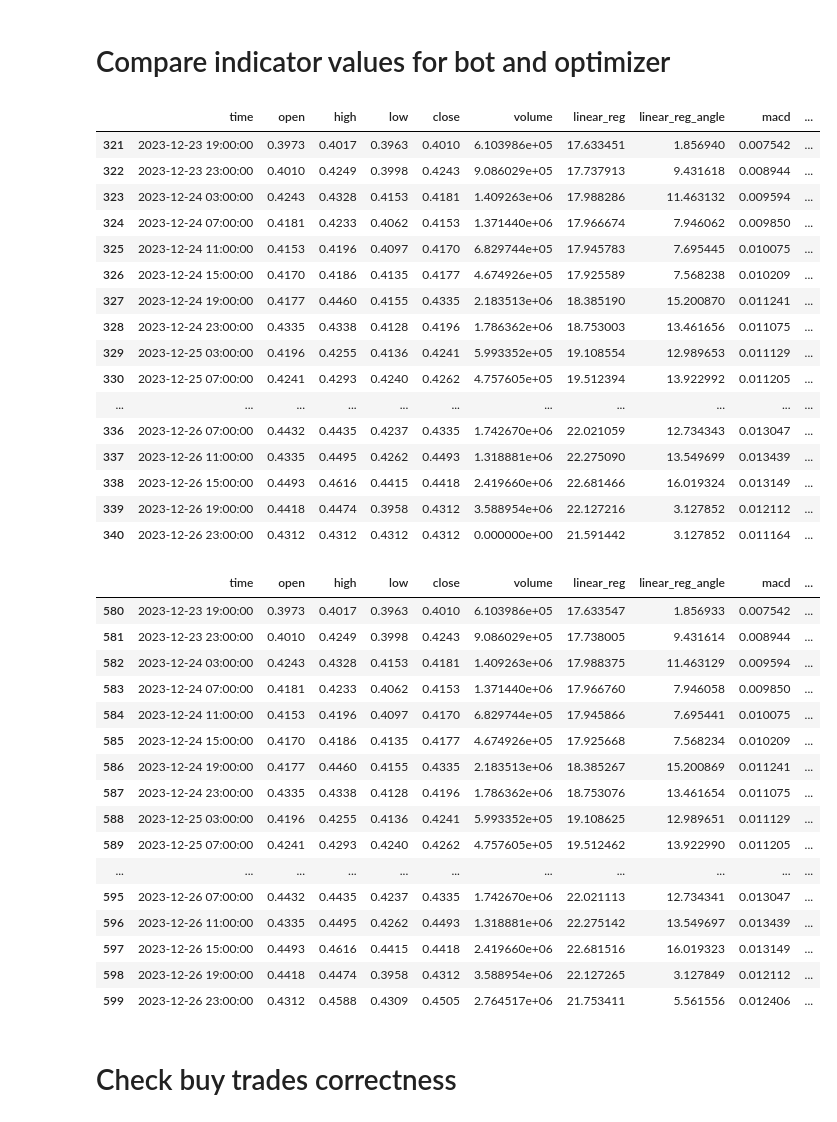
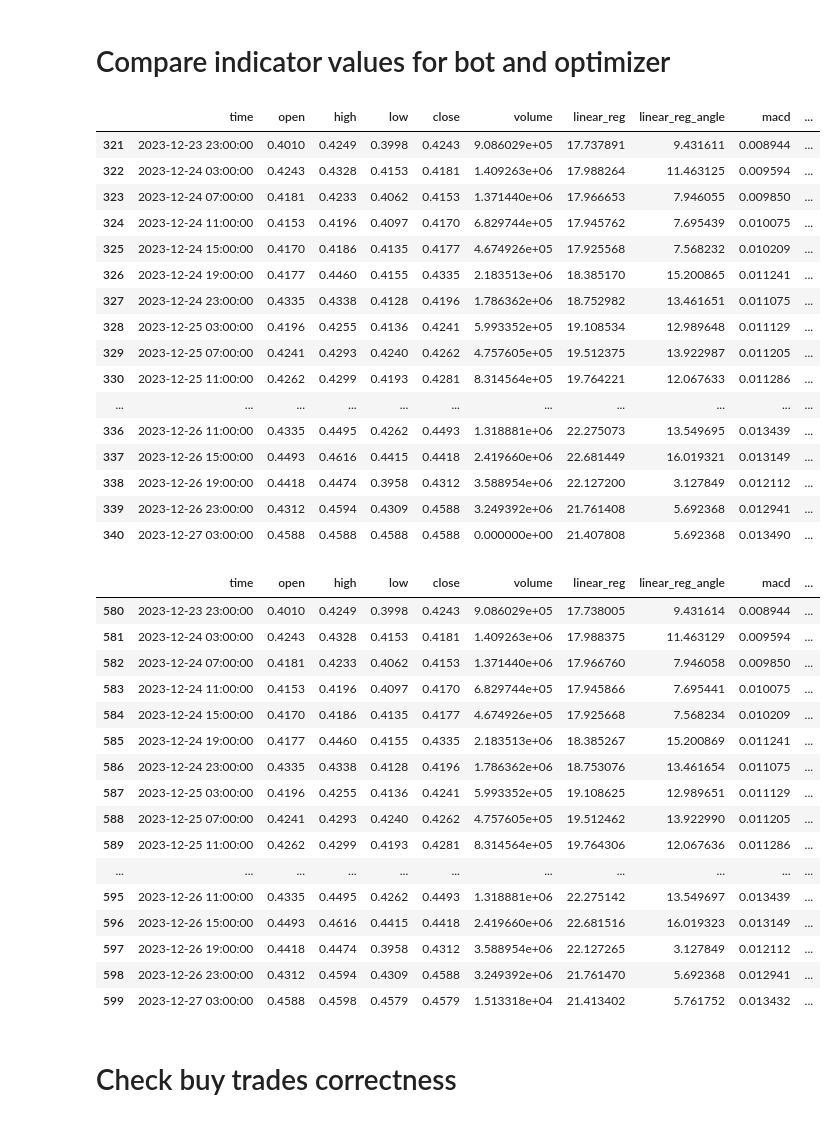
Before and after one commit to beatwad/sigbot, a Jupyter notebook: sigbot/ml/train_model.ipynb, the cells around one changed output. Saved outputs shown, nothing was run; the diff lists cells and outputs as text; code cells hidden in the pictures.

```diff
--- a/sigbot/ml/train_model.ipynb
+++ b/sigbot/ml/train_model.ipynb
@@ -396,65 +390,65 @@ ttype = 'buy'
 timeframe = '4h'
 ticker = '1INCHUSDT'
 
-x = pd.read_csv(f'../bot/ticker_dataframes/{ticker}_{timeframe}_{ttype}_12_27_1.csv').drop(columns=['Unnamed: 0']).reset_index(drop=True)
+x = pd.read_csv(f'../bot/ticker_dataframes/{ticker}_{timeframe}_{ttype}_12_27_3.csv').drop(columns=['Unnamed: 0']).reset_index(drop=True)
 y = pd.read_pickle(f'../optimizer/ticker_dataframes/{ticker}_4h.pkl')
 
 x = x.loc[~x['linear_reg'].isna()].reset_index(drop=True)
 y = y[['time', 'open', 'high', 'low', 'close', 'volume']][-600:].reset_index(drop=True)
 # for c in ['open', 'high', 'low', 'close', 'volume']:
 #     if y.shape[0] >= 50:
 #         if c == 'volume':
 #             y.iloc[-1, y.columns.get_loc(c)] = 0
 #         else:
 #             y.iloc[-1, y.columns.get_loc(c)] = y.iloc[-2, y.columns.get_loc('close')]
 # add trend
 trend = indicators.Trend(ttype, configs)
 y = trend.get_indicator(y, '', '', 0)
 # add MACD
 macd = indicators.MACD(ttype, configs)
 y = macd.get_indicator(y, '', '', 0)
 
 cols = ['time', 'open', 'high', 'low', 'close', 'volume', 'linear_reg', 'linear_reg_angle', 'macd', 'macdsignal', 'macdhist']
 x = x[cols]
 display(x.tail(20))
 
 y = y[cols]
 y.tail(20)
 # %% [output]
 |  | time | open | high | low | close | volume | linear_reg | linear_reg_angle | macd | ... |
-| 321 | 2023-12-23 19:00:00 | 0.3973 | 0.4017 | 0.3963 | 0.4010 | 6.103986e+05 | 17.633451 | 1.856940 | 0.007542 | ... |
-| 322 | 2023-12-23 23:00:00 | 0.4010 | 0.4249 | 0.3998 | 0.4243 | 9.086029e+05 | 17.737913 | 9.431618 | 0.008944 | ... |
-| 323 | 2023-12-24 03:00:00 | 0.4243 | 0.4328 | 0.4153 | 0.4181 | 1.409263e+06 | 17.988286 | 11.463132 | 0.009594 | ... |
-| 324 | 2023-12-24 07:00:00 | 0.4181 | 0.4233 | 0.4062 | 0.4153 | 1.371440e+06 | 17.966674 | 7.946062 | 0.009850 | ... |
-| 325 | 2023-12-24 11:00:00 | 0.4153 | 0.4196 | 0.4097 | 0.4170 | 6.829744e+05 | 17.945783 | 7.695445 | 0.010075 | ... |
-| 326 | 2023-12-24 15:00:00 | 0.4170 | 0.4186 | 0.4135 | 0.4177 | 4.674926e+05 | 17.925589 | 7.568238 | 0.010209 | ... |
-| 327 | 2023-12-24 19:00:00 | 0.4177 | 0.4460 | 0.4155 | 0.4335 | 2.183513e+06 | 18.385190 | 15.200870 | 0.011241 | ... |
-| 328 | 2023-12-24 23:00:00 | 0.4335 | 0.4338 | 0.4128 | 0.4196 | 1.786362e+06 | 18.753003 | 13.461656 | 0.011075 | ... |
-| 329 | 2023-12-25 03:00:00 | 0.4196 | 0.4255 | 0.4136 | 0.4241 | 5.993352e+05 | 19.108554 | 12.989653 | 0.011129 | ... |
-| 330 | 2023-12-25 07:00:00 | 0.4241 | 0.4293 | 0.4240 | 0.4262 | 4.757605e+05 | 19.512394 | 13.922992 | 0.011205 | ... |
+| 321 | 2023-12-23 23:00:00 | 0.4010 | 0.4249 | 0.3998 | 0.4243 | 9.086029e+05 | 17.737891 | 9.431611 | 0.008944 | ... |
+| 322 | 2023-12-24 03:00:00 | 0.4243 | 0.4328 | 0.4153 | 0.4181 | 1.409263e+06 | 17.988264 | 11.463125 | 0.009594 | ... |
+| 323 | 2023-12-24 07:00:00 | 0.4181 | 0.4233 | 0.4062 | 0.4153 | 1.371440e+06 | 17.966653 | 7.946055 | 0.009850 | ... |
+| 324 | 2023-12-24 11:00:00 | 0.4153 | 0.4196 | 0.4097 | 0.4170 | 6.829744e+05 | 17.945762 | 7.695439 | 0.010075 | ... |
+| 325 | 2023-12-24 15:00:00 | 0.4170 | 0.4186 | 0.4135 | 0.4177 | 4.674926e+05 | 17.925568 | 7.568232 | 0.010209 | ... |
+| 326 | 2023-12-24 19:00:00 | 0.4177 | 0.4460 | 0.4155 | 0.4335 | 2.183513e+06 | 18.385170 | 15.200865 | 0.011241 | ... |
+| 327 | 2023-12-24 23:00:00 | 0.4335 | 0.4338 | 0.4128 | 0.4196 | 1.786362e+06 | 18.752982 | 13.461651 | 0.011075 | ... |
+| 328 | 2023-12-25 03:00:00 | 0.4196 | 0.4255 | 0.4136 | 0.4241 | 5.993352e+05 | 19.108534 | 12.989648 | 0.011129 | ... |
+| 329 | 2023-12-25 07:00:00 | 0.4241 | 0.4293 | 0.4240 | 0.4262 | 4.757605e+05 | 19.512375 | 13.922987 | 0.011205 | ... |
+| 330 | 2023-12-25 11:00:00 | 0.4262 | 0.4299 | 0.4193 | 0.4281 | 8.314564e+05 | 19.764221 | 12.067633 | 0.011286 | ... |
 | ... | ... | ... | ... | ... | ... | ... | ... | ... | ... | ... |
-| 336 | 2023-12-26 07:00:00 | 0.4432 | 0.4435 | 0.4237 | 0.4335 | 1.742670e+06 | 22.021059 | 12.734343 | 0.013047 | ... |
-| 337 | 2023-12-26 11:00:00 | 0.4335 | 0.4495 | 0.4262 | 0.4493 | 1.318881e+06 | 22.275090 | 13.549699 | 0.013439 | ... |
-| 338 | 2023-12-26 15:00:00 | 0.4493 | 0.4616 | 0.4415 | 0.4418 | 2.419660e+06 | 22.681466 | 16.019324 | 0.013149 | ... |
-| 339 | 2023-12-26 19:00:00 | 0.4418 | 0.4474 | 0.3958 | 0.4312 | 3.588954e+06 | 22.127216 | 3.127852 | 0.012112 | ... |
-| 340 | 2023-12-26 23:00:00 | 0.4312 | 0.4312 | 0.4312 | 0.4312 | 0.000000e+00 | 21.591442 | 3.127852 | 0.011164 | ... |
+| 336 | 2023-12-26 11:00:00 | 0.4335 | 0.4495 | 0.4262 | 0.4493 | 1.318881e+06 | 22.275073 | 13.549695 | 0.013439 | ... |
+| 337 | 2023-12-26 15:00:00 | 0.4493 | 0.4616 | 0.4415 | 0.4418 | 2.419660e+06 | 22.681449 | 16.019321 | 0.013149 | ... |
+| 338 | 2023-12-26 19:00:00 | 0.4418 | 0.4474 | 0.3958 | 0.4312 | 3.588954e+06 | 22.127200 | 3.127849 | 0.012112 | ... |
+| 339 | 2023-12-26 23:00:00 | 0.4312 | 0.4594 | 0.4309 | 0.4588 | 3.249392e+06 | 21.761408 | 5.692368 | 0.012941 | ... |
+| 340 | 2023-12-27 03:00:00 | 0.4588 | 0.4588 | 0.4588 | 0.4588 | 0.000000e+00 | 21.407808 | 5.692368 | 0.013490 | ... |
 |  | time | open | high | low | close | volume | linear_reg | linear_reg_angle | macd | ... |
-| 580 | 2023-12-23 19:00:00 | 0.3973 | 0.4017 | 0.3963 | 0.4010 | 6.103986e+05 | 17.633547 | 1.856933 | 0.007542 | ... |
-| 581 | 2023-12-23 23:00:00 | 0.4010 | 0.4249 | 0.3998 | 0.4243 | 9.086029e+05 | 17.738005 | 9.431614 | 0.008944 | ... |
-| 582 | 2023-12-24 03:00:00 | 0.4243 | 0.4328 | 0.4153 | 0.4181 | 1.409263e+06 | 17.988375 | 11.463129 | 0.009594 | ... |
-| 583 | 2023-12-24 07:00:00 | 0.4181 | 0.4233 | 0.4062 | 0.4153 | 1.371440e+06 | 17.966760 | 7.946058 | 0.009850 | ... |
-| 584 | 2023-12-24 11:00:00 | 0.4153 | 0.4196 | 0.4097 | 0.4170 | 6.829744e+05 | 17.945866 | 7.695441 | 0.010075 | ... |
-| 585 | 2023-12-24 15:00:00 | 0.4170 | 0.4186 | 0.4135 | 0.4177 | 4.674926e+05 | 17.925668 | 7.568234 | 0.010209 | ... |
-| 586 | 2023-12-24 19:00:00 | 0.4177 | 0.4460 | 0.4155 | 0.4335 | 2.183513e+06 | 18.385267 | 15.200869 | 0.011241 | ... |
-| 587 | 2023-12-24 23:00:00 | 0.4335 | 0.4338 | 0.4128 | 0.4196 | 1.786362e+06 | 18.753076 | 13.461654 | 0.011075 | ... |
-| 588 | 2023-12-25 03:00:00 | 0.4196 | 0.4255 | 0.4136 | 0.4241 | 5.993352e+05 | 19.108625 | 12.989651 | 0.011129 | ... |
-| 589 | 2023-12-25 07:00:00 | 0.4241 | 0.4293 | 0.4240 | 0.4262 | 4.757605e+05 | 19.512462 | 13.922990 | 0.011205 | ... |
+| 580 | 2023-12-23 23:00:00 | 0.4010 | 0.4249 | 0.3998 | 0.4243 | 9.086029e+05 | 17.738005 | 9.431614 | 0.008944 | ... |
+| 581 | 2023-12-24 03:00:00 | 0.4243 | 0.4328 | 0.4153 | 0.4181 | 1.409263e+06 | 17.988375 | 11.463129 | 0.009594 | ... |
+| 582 | 2023-12-24 07:00:00 | 0.4181 | 0.4233 | 0.4062 | 0.4153 | 1.371440e+06 | 17.966760 | 7.946058 | 0.009850 | ... |
+| 583 | 2023-12-24 11:00:00 | 0.4153 | 0.4196 | 0.4097 | 0.4170 | 6.829744e+05 | 17.945866 | 7.695441 | 0.010075 | ... |
+| 584 | 2023-12-24 15:00:00 | 0.4170 | 0.4186 | 0.4135 | 0.4177 | 4.674926e+05 | 17.925668 | 7.568234 | 0.010209 | ... |
+| 585 | 2023-12-24 19:00:00 | 0.4177 | 0.4460 | 0.4155 | 0.4335 | 2.183513e+06 | 18.385267 | 15.200869 | 0.011241 | ... |
+| 586 | 2023-12-24 23:00:00 | 0.4335 | 0.4338 | 0.4128 | 0.4196 | 1.786362e+06 | 18.753076 | 13.461654 | 0.011075 | ... |
+| 587 | 2023-12-25 03:00:00 | 0.4196 | 0.4255 | 0.4136 | 0.4241 | 5.993352e+05 | 19.108625 | 12.989651 | 0.011129 | ... |
+| 588 | 2023-12-25 07:00:00 | 0.4241 | 0.4293 | 0.4240 | 0.4262 | 4.757605e+05 | 19.512462 | 13.922990 | 0.011205 | ... |
+| 589 | 2023-12-25 11:00:00 | 0.4262 | 0.4299 | 0.4193 | 0.4281 | 8.314564e+05 | 19.764306 | 12.067636 | 0.011286 | ... |
 | ... | ... | ... | ... | ... | ... | ... | ... | ... | ... | ... |
-| 595 | 2023-12-26 07:00:00 | 0.4432 | 0.4435 | 0.4237 | 0.4335 | 1.742670e+06 | 22.021113 | 12.734341 | 0.013047 | ... |
-| 596 | 2023-12-26 11:00:00 | 0.4335 | 0.4495 | 0.4262 | 0.4493 | 1.318881e+06 | 22.275142 | 13.549697 | 0.013439 | ... |
-| 597 | 2023-12-26 15:00:00 | 0.4493 | 0.4616 | 0.4415 | 0.4418 | 2.419660e+06 | 22.681516 | 16.019323 | 0.013149 | ... |
-| 598 | 2023-12-26 19:00:00 | 0.4418 | 0.4474 | 0.3958 | 0.4312 | 3.588954e+06 | 22.127265 | 3.127849 | 0.012112 | ... |
-| 599 | 2023-12-26 23:00:00 | 0.4312 | 0.4588 | 0.4309 | 0.4505 | 2.764517e+06 | 21.753411 | 5.561556 | 0.012406 | ... |
+| 595 | 2023-12-26 11:00:00 | 0.4335 | 0.4495 | 0.4262 | 0.4493 | 1.318881e+06 | 22.275142 | 13.549697 | 0.013439 | ... |
+| 596 | 2023-12-26 15:00:00 | 0.4493 | 0.4616 | 0.4415 | 0.4418 | 2.419660e+06 | 22.681516 | 16.019323 | 0.013149 | ... |
+| 597 | 2023-12-26 19:00:00 | 0.4418 | 0.4474 | 0.3958 | 0.4312 | 3.588954e+06 | 22.127265 | 3.127849 | 0.012112 | ... |
+| 598 | 2023-12-26 23:00:00 | 0.4312 | 0.4594 | 0.4309 | 0.4588 | 3.249392e+06 | 21.761470 | 5.692368 | 0.012941 | ... |
+| 599 | 2023-12-27 03:00:00 | 0.4588 | 0.4598 | 0.4579 | 0.4579 | 1.513318e+04 | 21.413402 | 5.761752 | 0.013432 | ... |
 # %% [markdown]
 # Check buy trades correctness
 # %%
```
Also changed, not shown: parts of 11 cells of this notebook, 9 other files.
